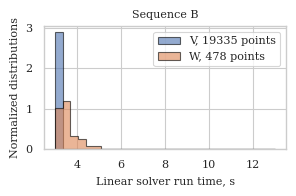
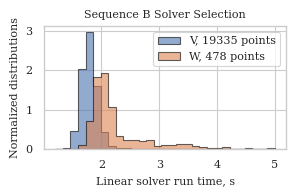
Code edit (unified diff) that turned the first committed figure into the second:
--- before
+++ after
@@ -24,5 +24,5 @@
 def make_hist(df: pd.DataFrame, label: str):
     bins = 30
-    bins = np.linspace(3, 13, bins, endpoint=True)
+    bins = np.linspace(1.2, 5, bins, endpoint=True)
     y = df.reward[df.reward > -200]
     y = np.exp(-y)
@@ -34,5 +34,5 @@
 plt.ylabel('Normalized distributions')
 plt.xlabel('Linear solver run time, s')
-plt.title('Sequence B')
+plt.title('Sequence B Solver Selection')
 plt.legend(loc='upper right')
 plt.tight_layout()

Commit: Changes in the notebooks